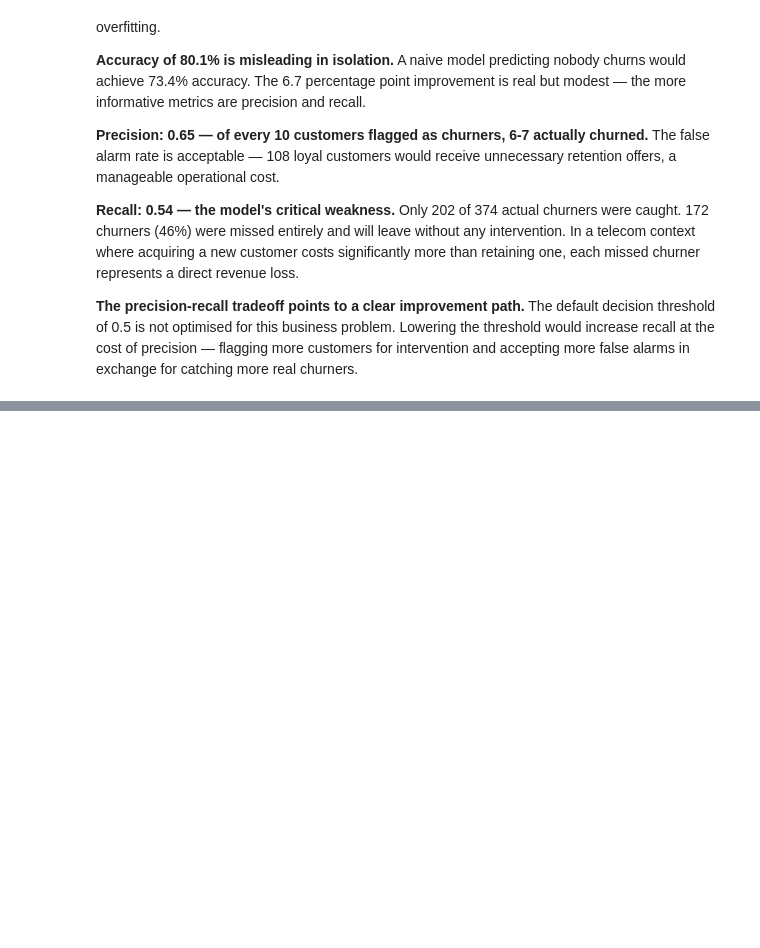
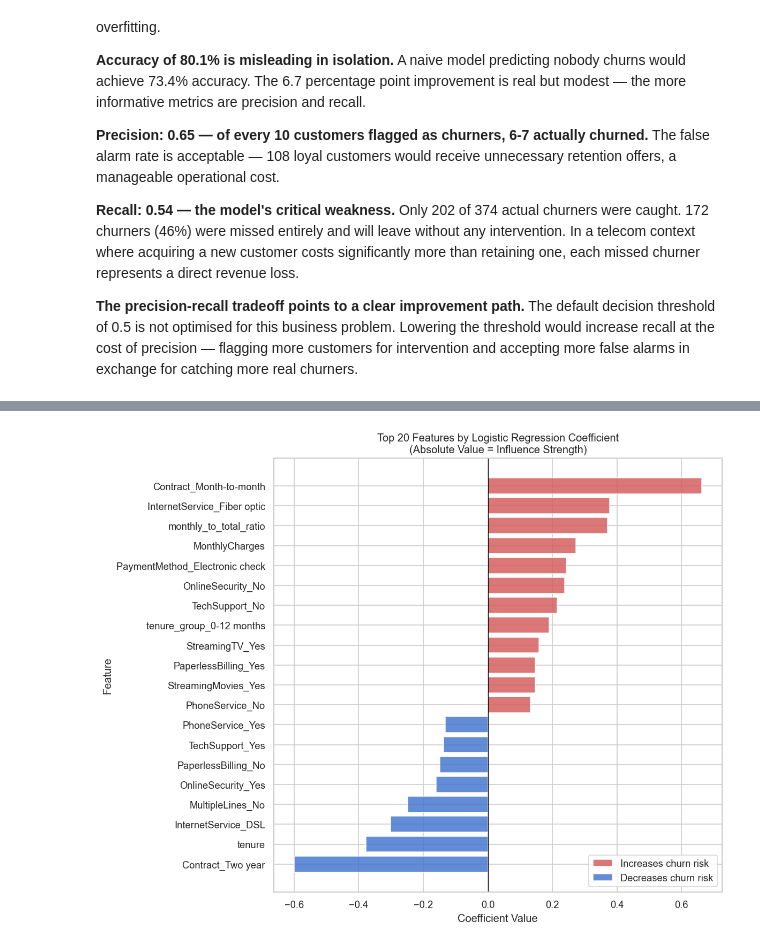
Before and after one commit to Muhammad-Umer-Riaz/data-analyst-portfolio, a Jupyter notebook: Customer_Churn_Prediction/customer_churn_prediction.ipynb, the cells around one changed output, grey strips where cells are left out. Drawn from its saved outputs; the diff is of its cells as text; code cells hidden in the pictures; blank space fills up the shorter version.

Commit message:
Step 8 — feature importance, coefficient analysis, threshold optimisation

```diff
--- a/Customer_Churn_Prediction/customer_churn_prediction.ipynb
+++ b/Customer_Churn_Prediction/customer_churn_prediction.ipynb
@@ -1387,0 +1442,32 @@ False alarms (FP):                108
+# %%
+top_n = 20
+plot_df = importance_df.head(top_n).copy()
+plot_df = plot_df.sort_values('Coefficient', ascending=True)
+
+# Colour by direction — positive coefficient = increases churn risk
+colors = ['#D65F5F' if c > 0 else '#4878CF' for c in plot_df['Coefficient']]
+
+fig, ax = plt.subplots(figsize=(10, 8))
+
+bars = ax.barh(plot_df['Feature'], plot_df['Coefficient'], color=colors, alpha=0.85)
+
+# Reference line at zero
+ax.axvline(0, color='black', linewidth=0.8)
+
+# Legend
+from matplotlib.patches import Patch
+legend_elements = [
+    Patch(facecolor='#D65F5F', alpha=0.85, label='Increases churn risk'),
+    Patch(facecolor='#4878CF', alpha=0.85, label='Decreases churn risk')
+]
+ax.legend(handles=legend_elements, loc='lower right')
+
+ax.set_title('Top 20 Features by Logistic Regression Coefficient\n(Absolute Value = Influence Strength)')
+ax.set_xlabel('Coefficient Value')
+ax.set_ylabel('Feature')
+
+plt.tight_layout()
+plt.savefig(os.path.join(FIGURES_DIR, 'feature_importance.png'), bbox_inches='tight')
+plt.show()
+# %% [output]
+[figure, added]
```
Also changed, not shown: parts of 8 cells of this notebook.
